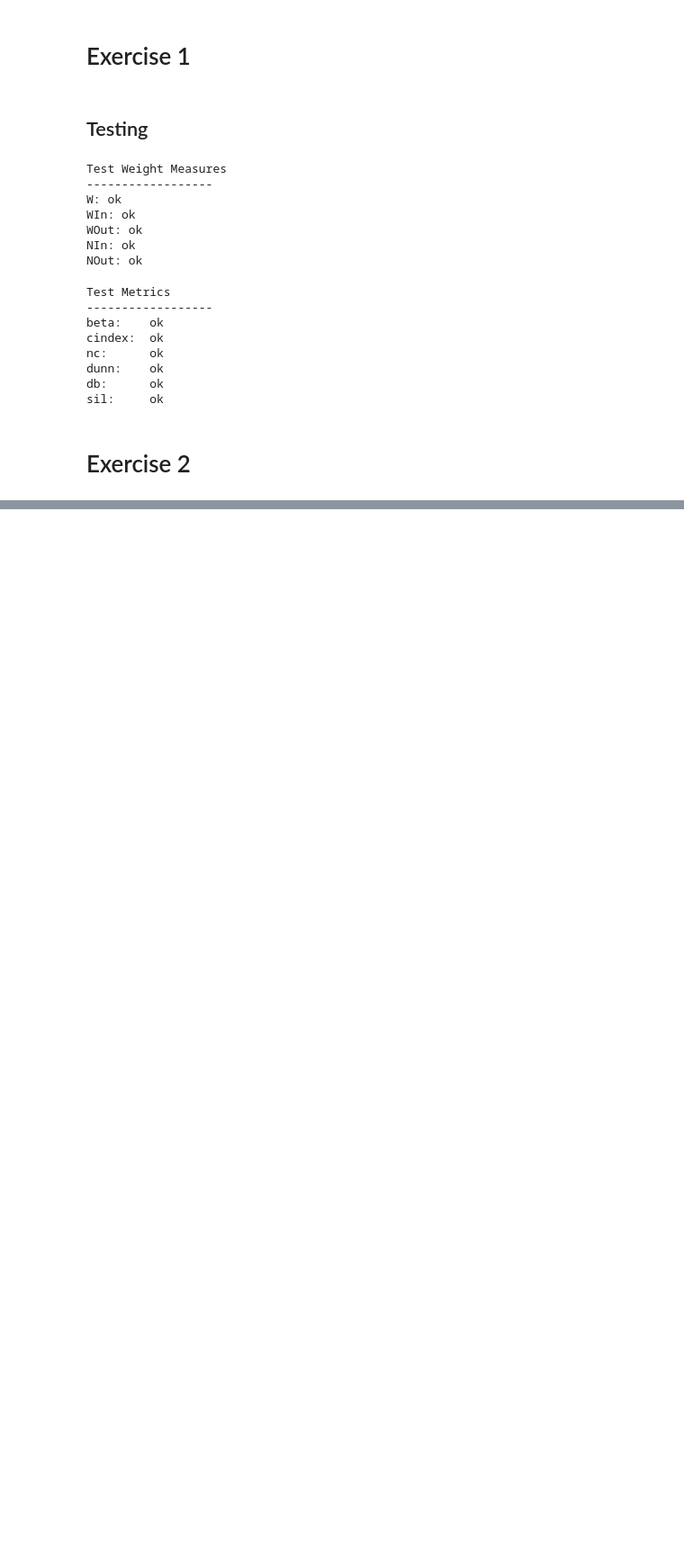
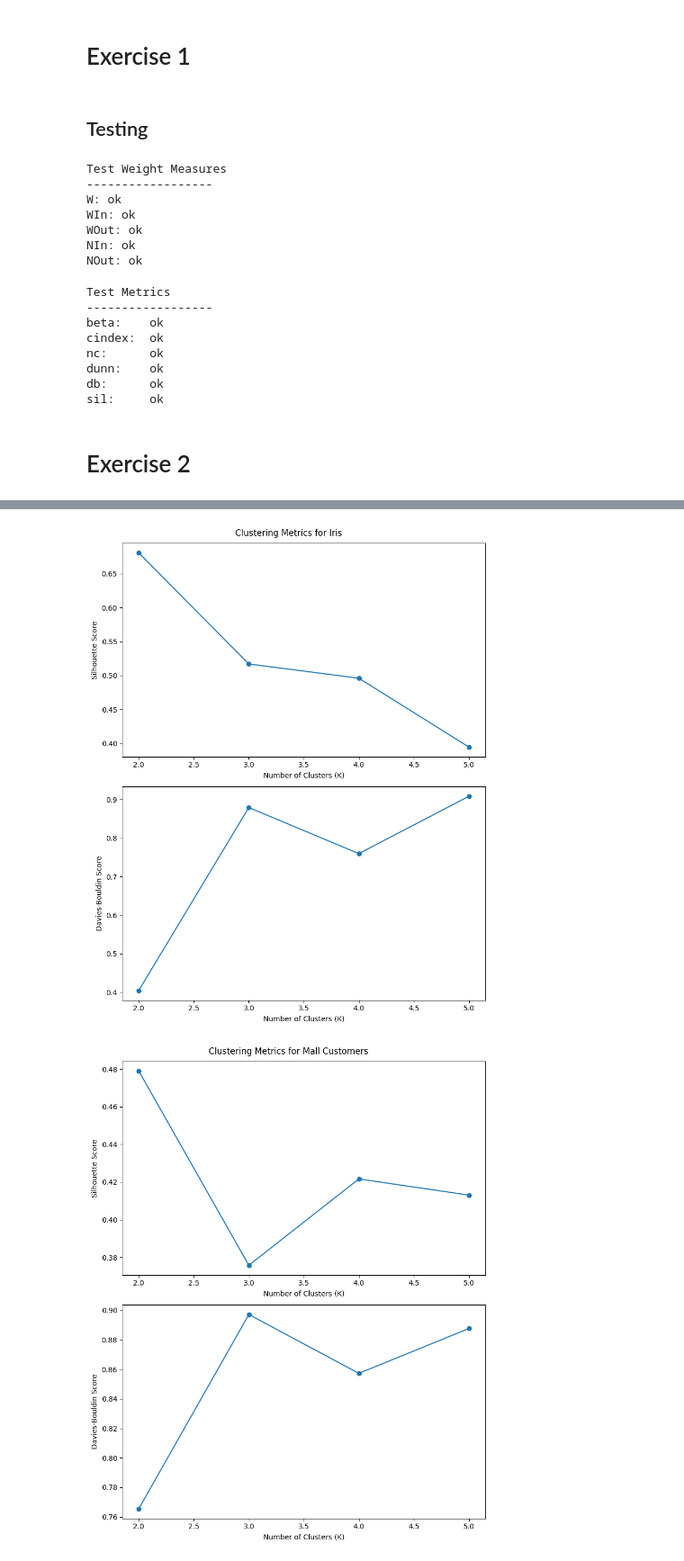
Before and after one commit to JuanJoseCifuentes/bi-sheet3, a Jupyter notebook: sheet6/Cifuentes-Cely-Perez_BISheet#6.ipynb, the cells around one changed output, grey strips where cells are left out. Shown at 90% size. Drawn from its saved outputs; the diff is of its cells as text; code cells hidden in the pictures; blank space fills up the shorter version.

```diff
--- a/sheet6/Cifuentes-Cely-Perez_BISheet#6.ipynb
+++ b/sheet6/Cifuentes-Cely-Perez_BISheet#6.ipynb
@@ -349,5 +349,3 @@ db:      ok
 sil:     ok
 # %% [markdown]
 # Exercise 2
-# %%
-def plotMetrics(D,kmeans_eps,dbscan_configs,l=100):
@@ -407,3 +587,70 @@ def kMeans(D,k,eps=0.01,mu=None,max_iter=20):
 df_iris = pd.read_csv("iris.csv")
 df_flights = pd.read_csv("delayedflights-small.csv")
 df_mall = pd.read_csv("Mall_Customers.csv")
+# %%
+import pandas as pd
+import numpy as np
+import matplotlib.pyplot as plt
+from sklearn.cluster import KMeans
+from sklearn.metrics import silhouette_score, davies_bouldin_score
+
+# Función para codificar columnas categóricas en datos binarios usando Bernoulli
+def encode_categorical_columns(df):
+    categorical_columns = df.select_dtypes(include=['object']).columns
+    df_encoded = pd.get_dummies(df, columns=categorical_columns, drop_first=True)
+    return df_encoded
+
+# Función para calcular métricas de Silhouette Score y Davies-Bouldin Score
+def calculate_clustering_metrics(data, clusters):
+    silhouette = silhouette_score(data, clusters, metric="euclidean")
+    davies_bouldin = davies_bouldin_score(data, clusters)
+    return silhouette, davies_bouldin
+
+# Cargar los conjuntos de datos
+df_iris = pd.read_csv("Iris.csv")
+df_mall = pd.read_csv("Mall_Customers.csv")
+df_flights = pd.read_csv("delayedflights-small.csv")
+
+# Codificar columnas categóricas en los conjuntos de datos
+df_iris_encoded = encode_categorical_columns(df_iris)
+df_mall_encoded = encode_categorical_columns(df_mall)
+df_flights_encoded = encode_categorical_columns(df_flights)
+
+# Aplicar kMeans y calcular métricas para cada conjunto de datos
+def process_dataset(df, dataset_name):
+    # Seleccionar las columnas numéricas para clustering
+    numeric_columns = df.select_dtypes(include=['number']).columns
+
+    # Aplicar K-Means a diferentes valores de K
+    k_values = [2, 3, 4, 5]
+    silhouette_scores = []
+    davies_bouldin_scores = []
+
+    for k in k_values:
+        centroids, clusters, sse = kMeans(df[numeric_columns].values, k, eps=0.01)
+        silhouette, davies_bouldin = calculate_clustering_metrics(df[numeric_columns].values, clusters)
+        silhouette_scores.append(silhouette)
+        davies_bouldin_scores.append(davies_bouldin)
+
+    # Visualizar métricas
+    fig, axes = plt.subplots(2, 1, figsize=(8, 10))
+    fig.suptitle(f"Clustering Metrics for {dataset_name}")
+
+    axes[0].plot(k_values, silhouette_scores, marker="o")
+    axes[0].set_xlabel("Number of Clusters (K)")
+    axes[0].set_ylabel("Silhouette Score")
+
+    axes[1].plot(k_values, davies_bouldin_scores, marker="o")
+    axes[1].set_xlabel("Number of Clusters (K)")
+    axes[1].set_ylabel("Davies-Bouldin Score")
+
+    plt.tight_layout()
+    plt.show()
+
+# Procesar cada conjunto de datos
+process_dataset(df_iris_encoded, dataset_name="Iris")
+process_dataset(df_mall_encoded, dataset_name="Mall Customers")
+process_dataset(df_flights_encoded, dataset_name="Delayed Flights")
+# %% [output]
+[figure, added]
+[figure, added]
```
Also changed, not shown: parts of 4 cells of this notebook.
